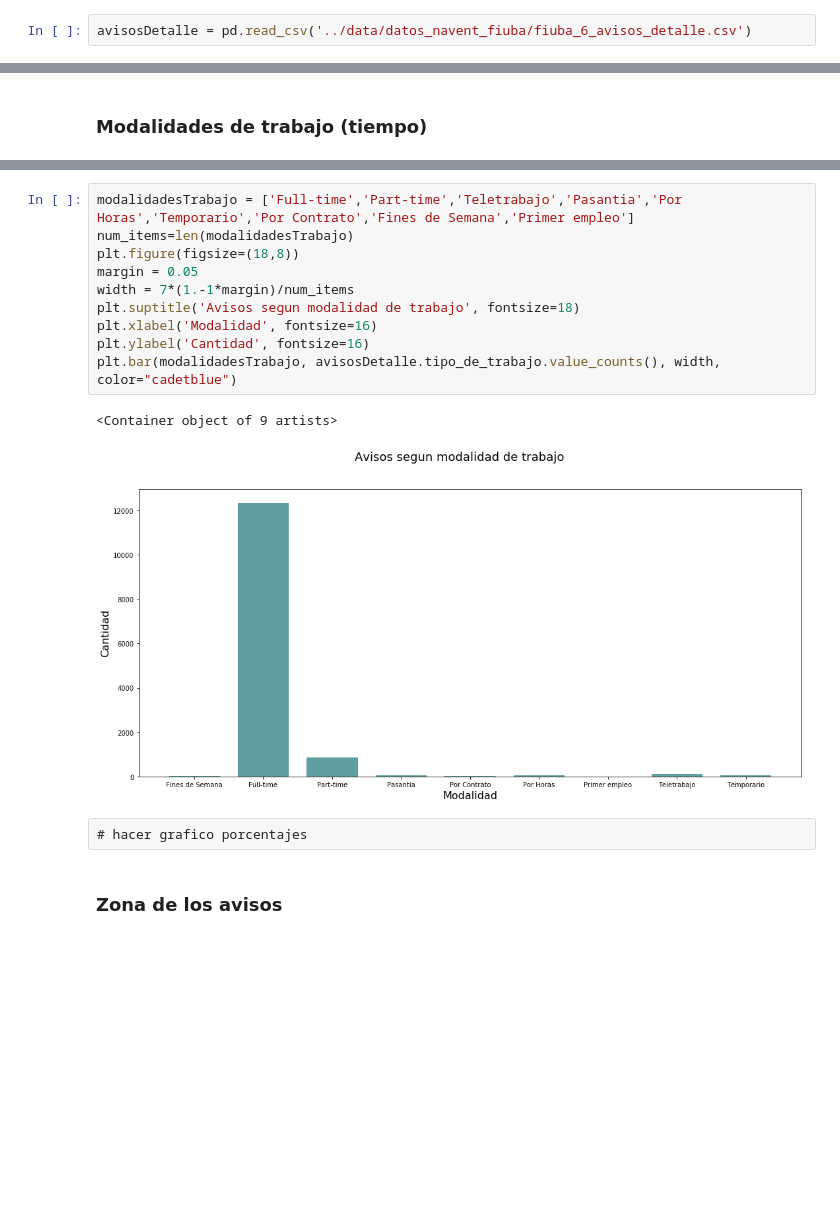
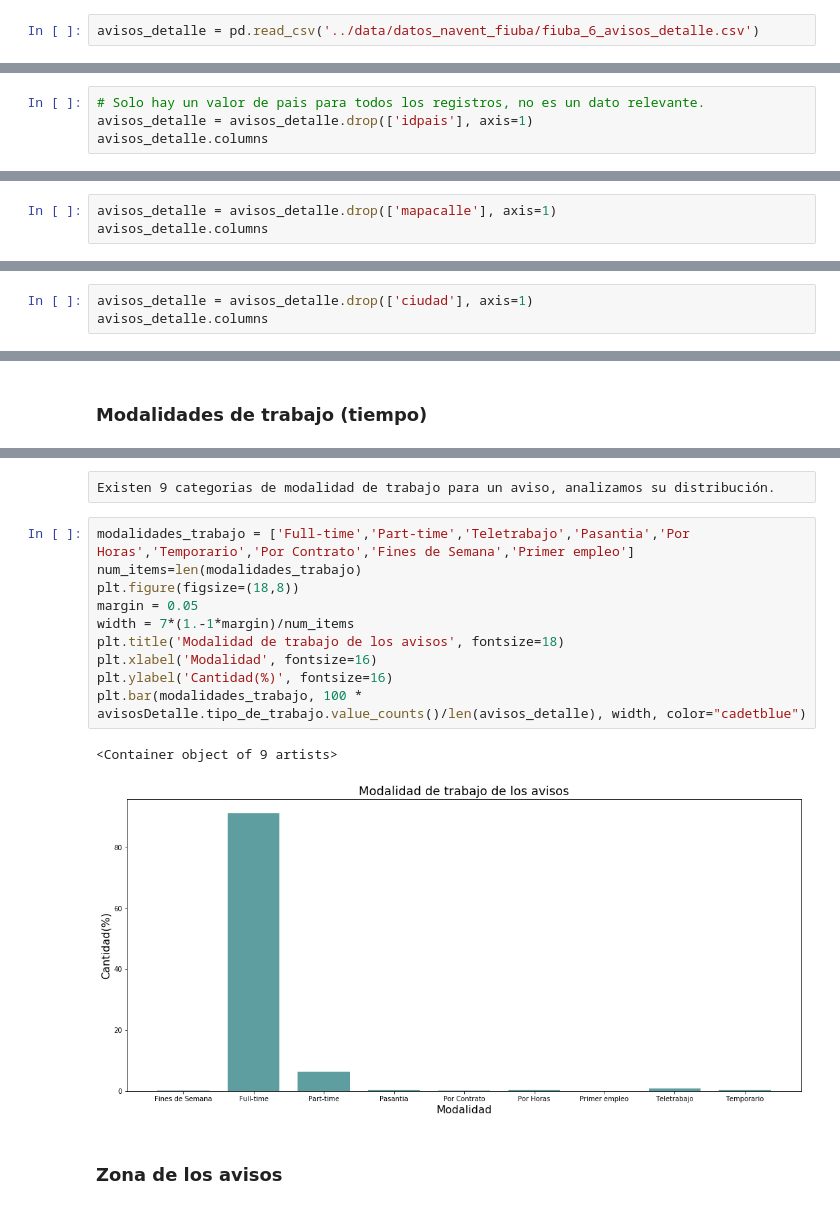
Before and after one commit to tbotalla/Datos1Q2018, a Jupyter notebook: parte1/AnalisisDetalleAvisos.ipynb, the cells around one changed output, grey strips where cells are left out. Drawn from its saved outputs; the diff is of its cells as text; blank space fills up the shorter version.

Commit message:
mas analisis del set de detalle avisos: areas de especializacion, seniority, algo de limpieza

```diff
--- a/parte1/AnalisisDetalleAvisos.ipynb
+++ b/parte1/AnalisisDetalleAvisos.ipynb
@@ -15,4 +18,4 @@ import seaborn as sns
 %matplotlib inline
 # %%
-avisosDetalle = pd.read_csv('../data/datos_navent_fiuba/fiuba_6_avisos_detalle.csv')
+avisos_detalle = pd.read_csv('../data/datos_navent_fiuba/fiuba_6_avisos_detalle.csv')
 # %%
@@ -43,0 +54,4 @@ Index(['idaviso', 'idpais', 'titulo', 'descripcion', 'nombre_zona', 'ciudad',
+# %%
+# Solo hay un valor de pais para todos los registros, no es un dato relevante.
+avisos_detalle = avisos_detalle.drop(['idpais'], axis=1)
+avisos_detalle.columns
@@ -43,0 +91,3 @@ Index(['idaviso', 'idpais', 'titulo', 'descripcion', 'nombre_zona', 'ciudad',
+# %%
+avisos_detalle = avisos_detalle.drop(['mapacalle'], axis=1)
+avisos_detalle.columns
@@ -43,0 +123,3 @@ Index(['idaviso', 'idpais', 'titulo', 'descripcion', 'nombre_zona', 'ciudad',
+# %%
+avisos_detalle = avisos_detalle.drop(['ciudad'], axis=1)
+avisos_detalle.columns
@@ -56,20 +180,20 @@ Por Contrato          37
 Fines de Semana       14
 Primer empleo          3
 Name: tipo_de_trabajo, dtype: int64
+# %% [raw]
+Existen 9 categorias de modalidad de trabajo para un aviso, analizamos su distribución.
 # %%
-modalidadesTrabajo = ['Full-time','Part-time','Teletrabajo','Pasantia','Por Horas','Temporario','Por Contrato','Fines de Semana','Primer empleo']
-num_items=len(modalidadesTrabajo)
+modalidades_trabajo = ['Full-time','Part-time','Teletrabajo','Pasantia','Por Horas','Temporario','Por Contrato','Fines de Semana','Primer empleo']
+num_items=len(modalidades_trabajo)
 plt.figure(figsize=(18,8))
 margin = 0.05
 width = 7*(1.-1*margin)/num_items
-plt.suptitle('Avisos segun modalidad de trabajo', fontsize=18)
+plt.title('Modalidad de trabajo de los avisos', fontsize=18)
 plt.xlabel('Modalidad', fontsize=16)
-plt.ylabel('Cantidad', fontsize=16)
-plt.bar(modalidadesTrabajo, avisosDetalle.tipo_de_trabajo.value_counts(), width, color="cadetblue")
+plt.ylabel('Cantidad(%)', fontsize=16)
+plt.bar(modalidades_trabajo, 100 * avisosDetalle.tipo_de_trabajo.value_counts()/len(avisos_detalle), width, color="cadetblue")
 # %% [output]
 <Container object of 9 artists>
-[figure, old version]
+[figure, new version]
-# %% [raw]
-# hacer grafico porcentajes
 # %% [markdown]
 ### Zona de los avisos
```
Also changed, not shown: parts of 44 cells of this notebook, 1 other file.
